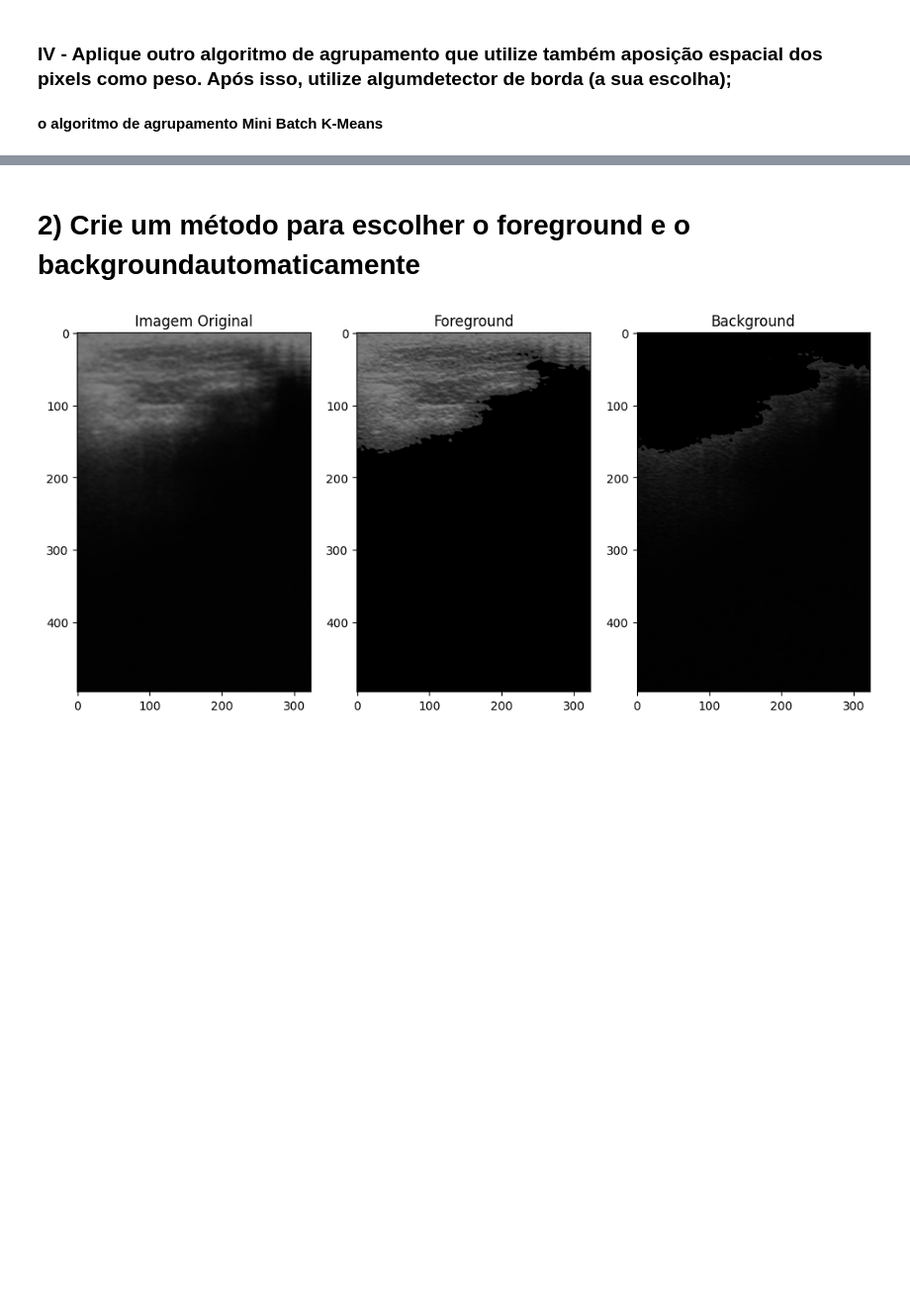
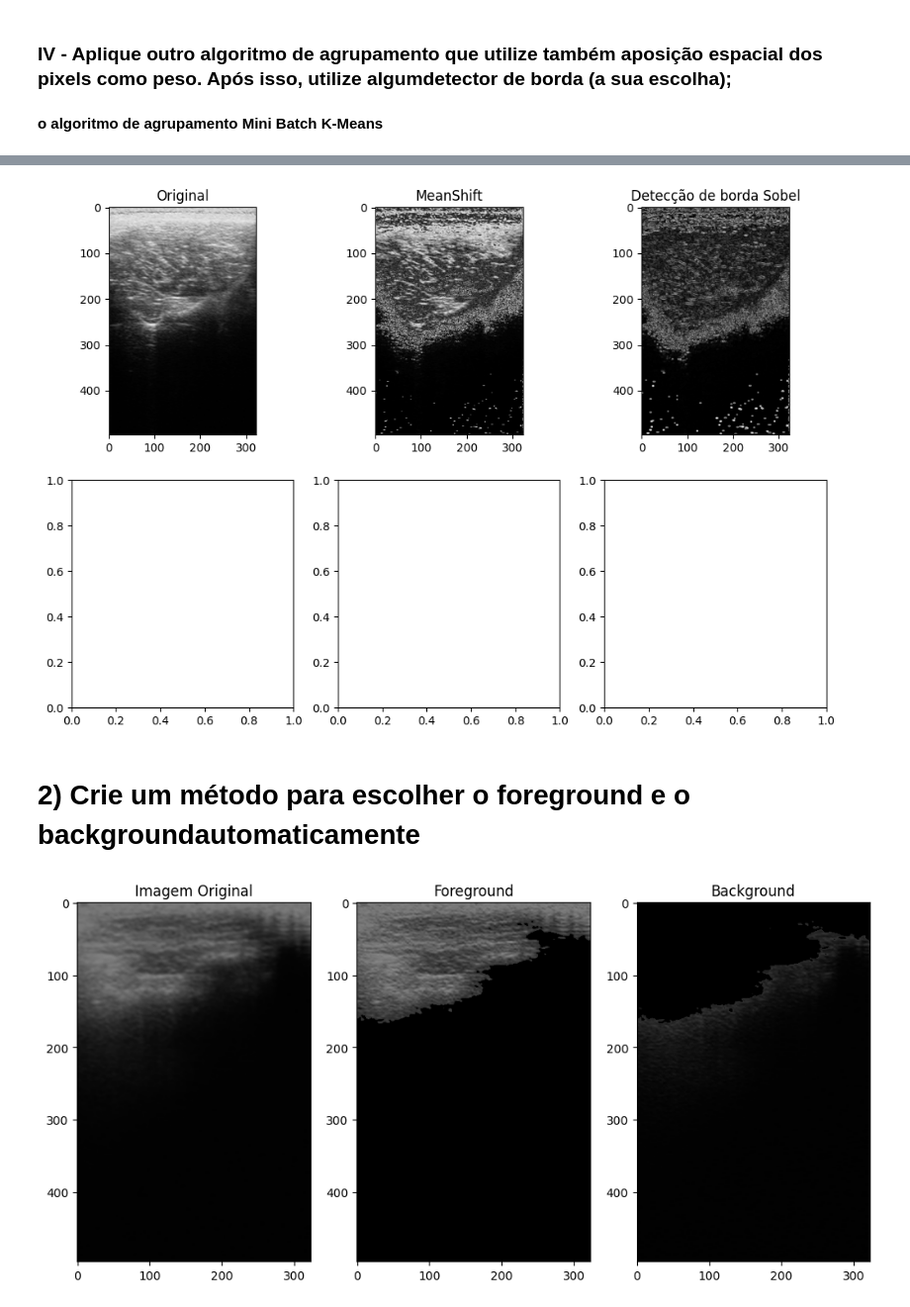
Before and after one commit to mauriciobenjamin700/6_periodo, a Jupyter notebook: CV/Treino/Enviar_6/main.ipynb, the cells around one changed output, grey strips where cells are left out. Shown at 99% size. Saved outputs shown, nothing was run; the diff lists cells and outputs as text; code cells hidden in the pictures; blank space fills up the shorter version.

```diff
--- a/CV/Treino/Enviar_6/main.ipynb
+++ b/CV/Treino/Enviar_6/main.ipynb
@@ -265,3 +212,34 @@ ValueError: cannot reshape array of size 481593 into shape (497,323)
+# %%
+image = cv2.imread(PATH_1, cv2.IMREAD_GRAYSCALE)
+
+mean_shift = MeanShift(bandwidth=0.5)
+rotulos_mean_shift = mean_shift.fit_predict(image.reshape((-1, 1)))
+
+# Exibir a imagem após Mean Shift
+nova_imagem = rotulos_mean_shift.reshape(image.shape)
+
+# Detector de Borda após Mean Shift,3
+sobel_x_mean_shift = cv2.Sobel(rotulos_mean_shift.reshape(image.shape).astype(np.uint8), cv2.CV_64F, 1, 0, ksize=3)
+sobel_y_mean_shift = cv2.Sobel(rotulos_mean_shift.reshape   (image.shape).astype(np.uint8), cv2.CV_64F, 0, 1, ksize=3)
+bordas_mean_shift = np.sqrt(sobel_x_mean_shift**2 + sobel_y_mean_shift**2)
+
+
+# Configurar a exibição das imagens usando Matplotlib
+fig, axs = plt.subplots(1, 3, figsize=(12, 8))
+
+# Exibir as imagens resultantes
+axs[0, 0].imshow(image, cmap='gray')
+axs[0, 0].set_title('Original')
+
+axs[0, 1].imshow(nova_imagem, cmap='gray')
+axs[0, 1].set_title('MeanShift')
+
+axs[0, 2].imshow(bordas_mean_shift, cmap='gray')
+axs[0, 2].set_title('Detecção de borda Sobel')
+
+plt.show()
+# %% [output]
+[figure, added]
 # %% [markdown]
 # 2) Crie   um   método   para   escolher   o  foreground  e   o  backgroundautomaticamente
 # %%
```
Also changed, not shown: parts of 10 cells of this notebook, 3 other files.
